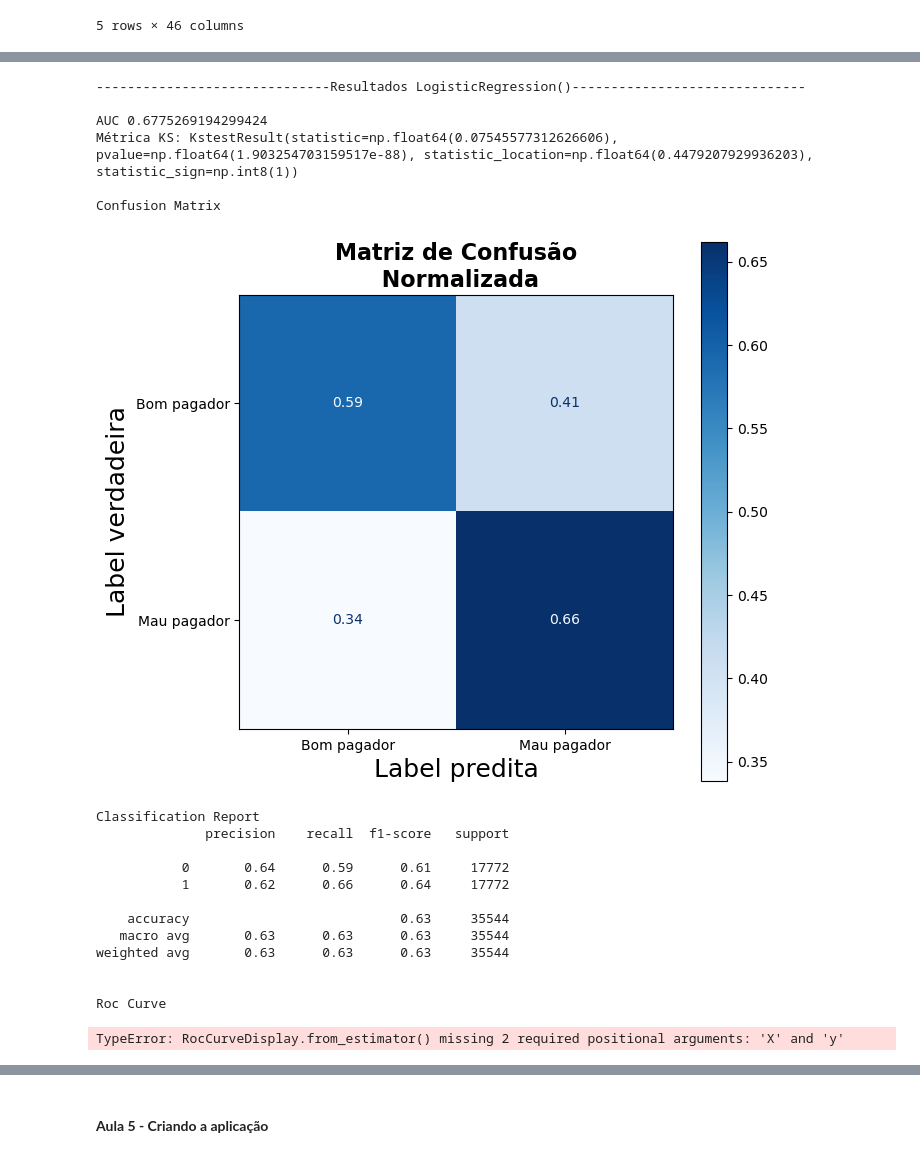
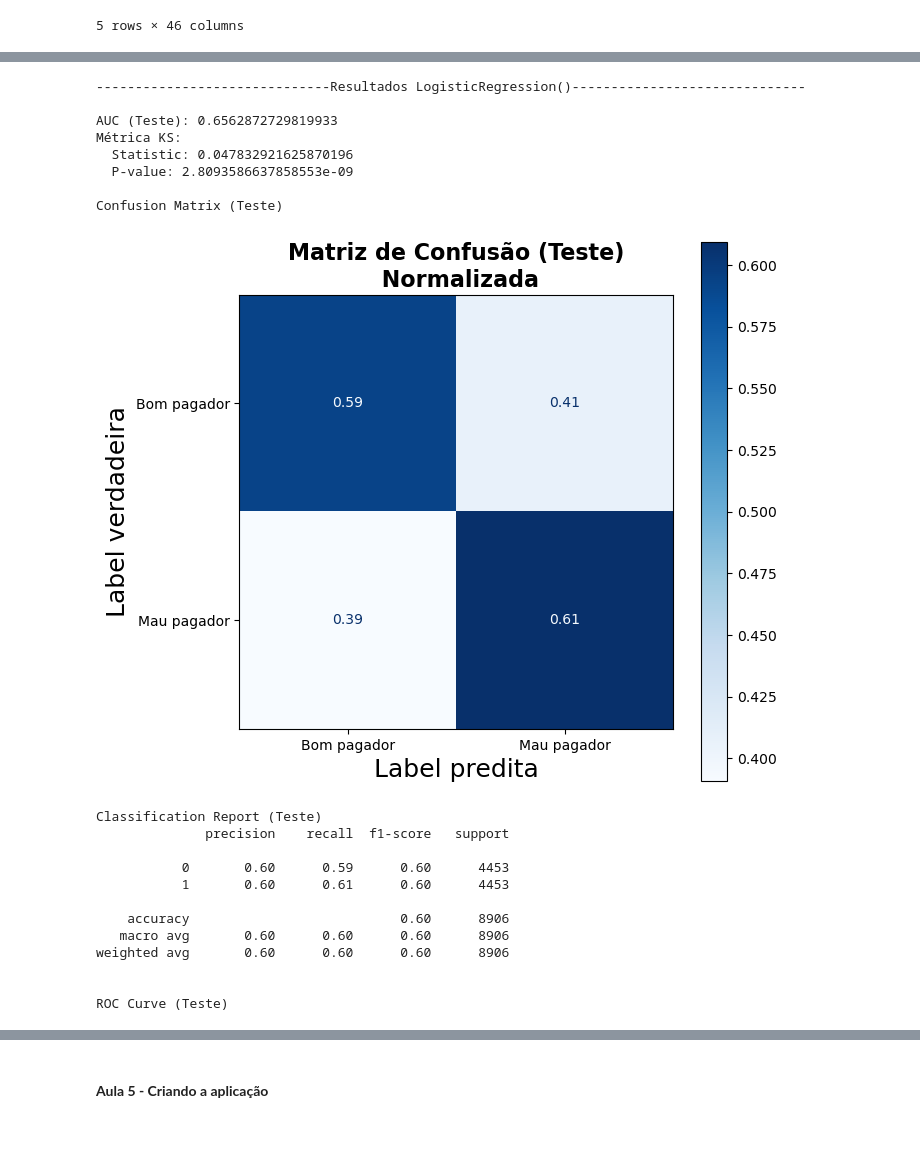
Before and after one commit to RicardViana/fiap-data-viz-and-production-models, a Jupyter notebook: deploy_de_aplicacoes.ipynb, the cells around one changed output, grey strips where cells are left out. Cells and saved outputs as stored; diff of their text form; code cells hidden in the pictures.

Commit message:
Testando os modelos

```diff
--- a/deploy_de_aplicacoes.ipynb
+++ b/deploy_de_aplicacoes.ipynb
@@ -1330,31 +1341,33 @@ teste.head()
 # %%
 # Separar x e y teste
 
-x_teste, y_teste = teste.loc[:, teste.columns != 'Mau'], treino['Mau']
+x_teste, y_teste = teste.loc[:, teste.columns != 'Mau'], teste['Mau']
 # %% [markdown]
 ![image.png](embedded-picture-1)
 # %%
-SEED = 1561651
+# Gerar resultado LogisticRegression
+
 modelo_logistico = LogisticRegression()
-roda_modelo(modelo_logistico)
+roda_modelo(modelo_logistico, x_treino, y_treino, x_teste, y_teste)
 # %% [output]
 ------------------------------Resultados LogisticRegression()------------------------------
 
-AUC 0.6775269194299424
-Métrica KS: KstestResult(statistic=np.float64(0.07545577312626606), pvalue=np.float64(1.903254703159517e-88), statistic_location=np.float64(0.4479207929936203), statistic_sign=np.int8(1))
+AUC (Teste): 0.6562872729819933
+Métrica KS:
+  Statistic: 0.047832921625870196
+  P-value: 2.8093586637858553e-09
 
-Confusion Matrix
+Confusion Matrix (Teste)
-[figure, old version]
+[figure, new version]
-Classification Report
+Classification Report (Teste)
               precision    recall  f1-score   support
 
-           0       0.64      0.59      0.61     17772
-           1       0.62      0.66      0.64     17772
+           0       0.60      0.59      0.60      4453
+           1       0.60      0.61      0.60      4453
 
-    accuracy                           0.63     35544
-   macro avg       0.63      0.63      0.63     35544
-weighted avg       0.63      0.63      0.63     35544
+    accuracy                           0.60      8906
+   macro avg       0.60      0.60      0.60      8906
+weighted avg       0.60      0.60      0.60      8906
 
 
-Roc Curve
+ROC Curve (Teste)
-TypeError: RocCurveDisplay.from_estimator() missing 2 required positional arguments: 'X' and 'y'
```
Also changed, not shown: parts of 8 cells of this notebook.
